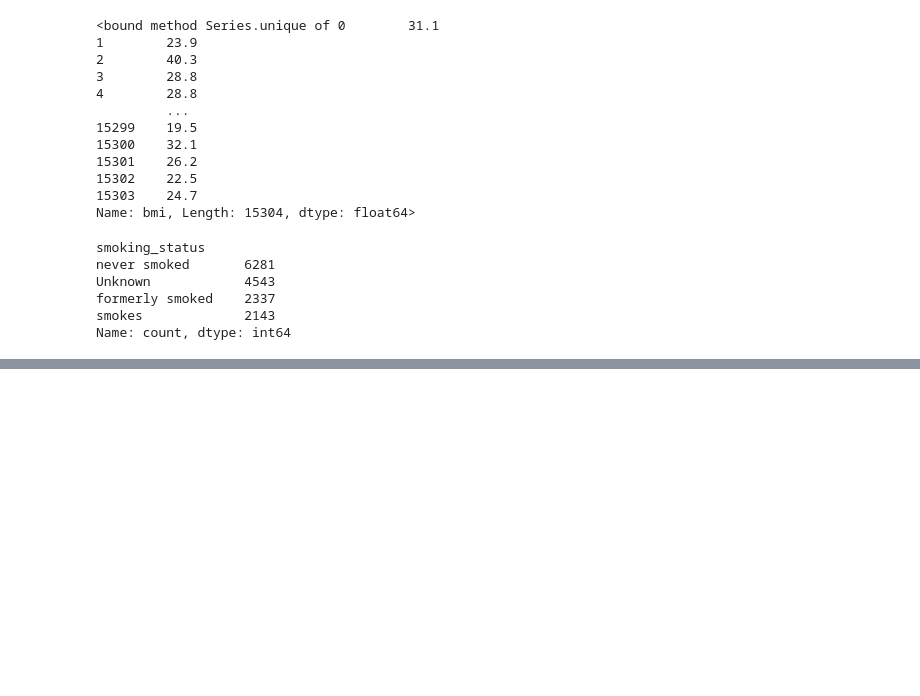
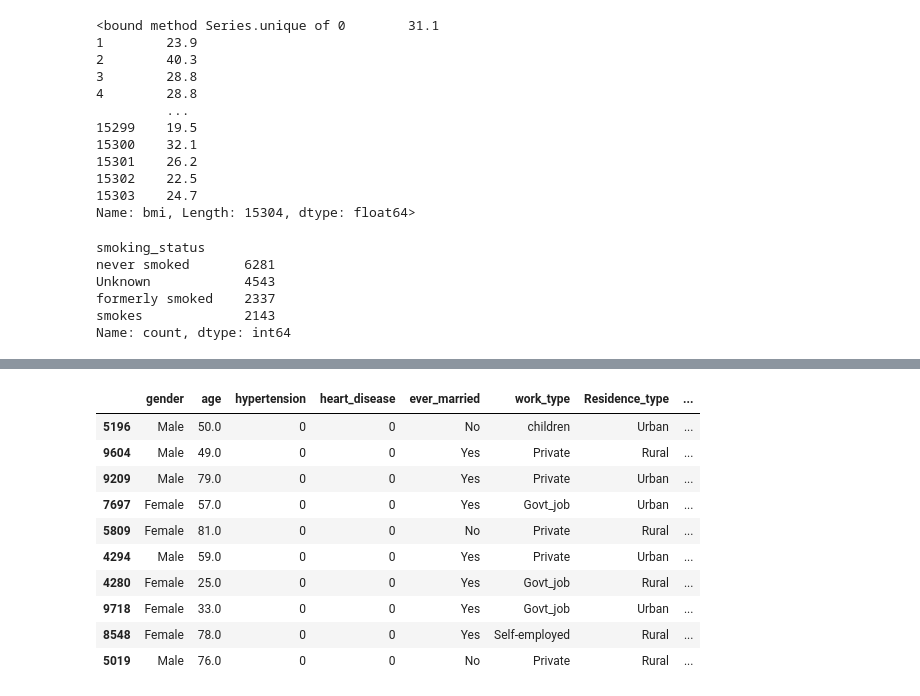
Before and after one commit to kamijoseph/Brain-Stroke-Diagnosis-ML-Prediction, a Jupyter notebook: notebooks/main.ipynb, the cells around one changed output, grey strips where cells are left out. Cells and saved outputs as stored; diff of their text form; code cells hidden in the pictures; blank space fills up the shorter version.

```diff
--- a/notebooks/main.ipynb
+++ b/notebooks/main.ipynb
@@ -213,0 +274,15 @@ data.sample(10)
+# %%
+test_data = test_data.drop("id", axis=1)
+test_data.sample(10)
+# %% [output]
+|  | gender | age | hypertension | heart_disease | ever_married | work_type | Residence_type | ... |
+| 5196 | Male | 50.0 | 0 | 0 | No | children | Urban | ... |
+| 9604 | Male | 49.0 | 0 | 0 | Yes | Private | Rural | ... |
+| 9209 | Male | 79.0 | 0 | 0 | Yes | Private | Urban | ... |
+| 7697 | Female | 57.0 | 0 | 0 | Yes | Govt_job | Urban | ... |
+| 5809 | Female | 81.0 | 0 | 0 | No | Private | Rural | ... |
+| 4294 | Male | 59.0 | 0 | 0 | Yes | Private | Urban | ... |
+| 4280 | Female | 25.0 | 0 | 0 | Yes | Govt_job | Rural | ... |
+| 9718 | Female | 33.0 | 0 | 0 | Yes | Govt_job | Urban | ... |
+| 8548 | Female | 78.0 | 0 | 0 | Yes | Self-employed | Rural | ... |
+| 5019 | Male | 76.0 | 0 | 0 | No | Private | Rural | ... |
```
Also changed, not shown: parts of 10 cells of this notebook.
